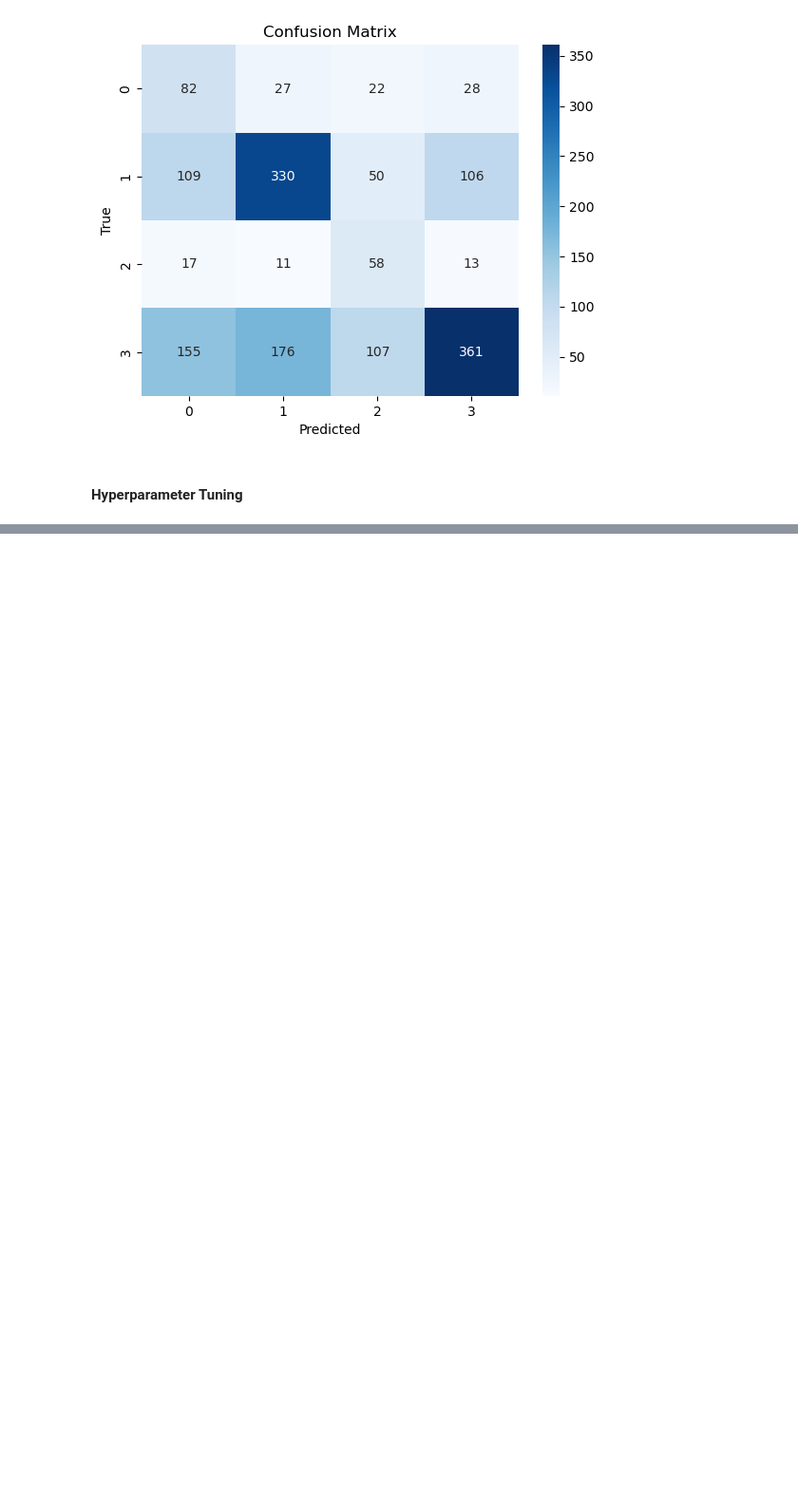
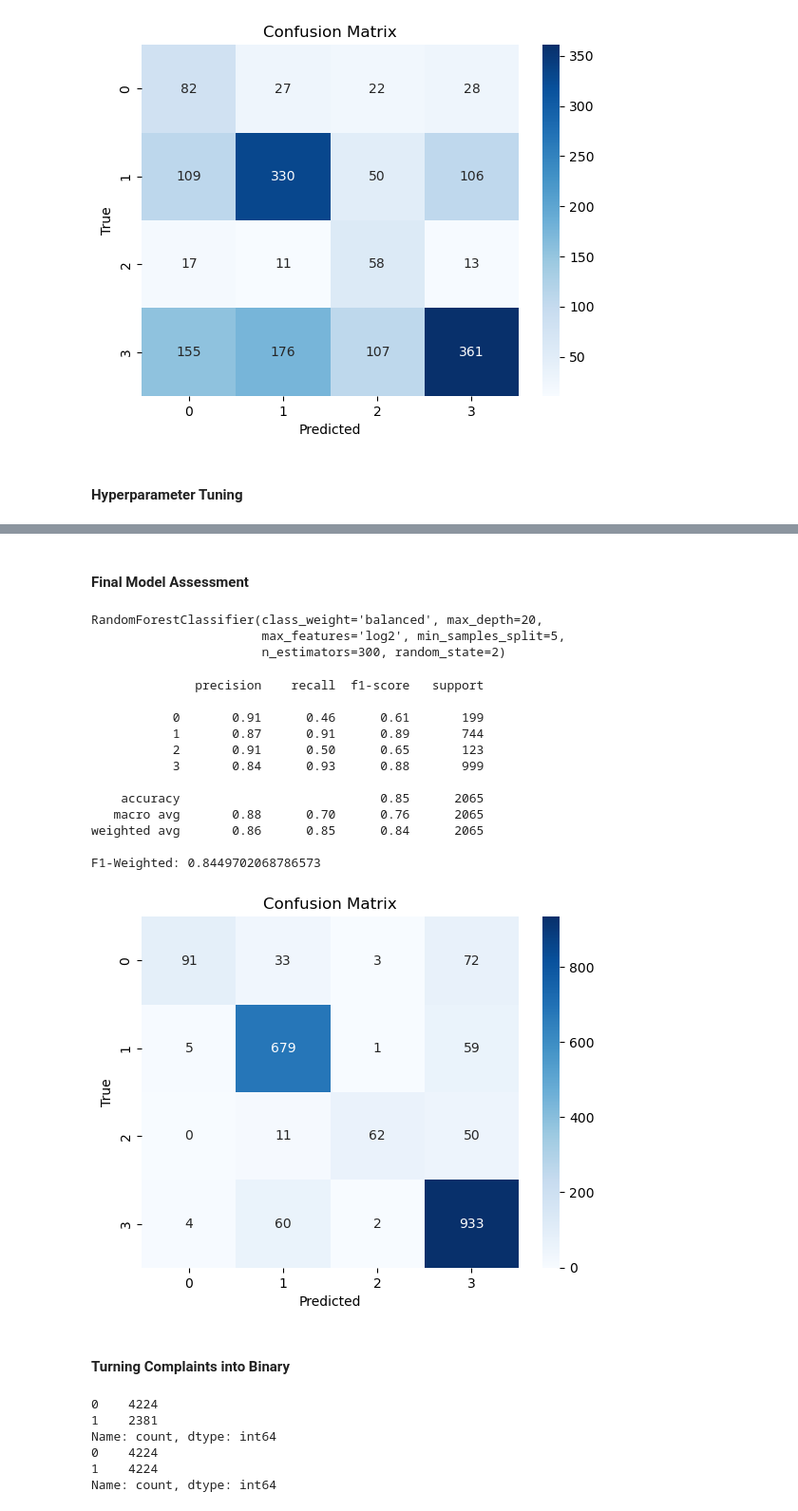
Before and after one commit to helenw566/nypd_misconduct, a Jupyter notebook: script/03_modeling.ipynb, the cells around one changed output, grey strips where cells are left out. Shown at 95% size. Cells and saved outputs as stored; diff of their text form; code cells hidden in the pictures; blank space fills up the shorter version.

Commit message:
feature engineering and running binary models

```diff
--- a/script/03_modeling.ipynb
+++ b/script/03_modeling.ipynb
@@ -341,0 +321,53 @@ Best F1 Score (Weighted): 0.8553976203427455
+# %% [markdown]
+#### Final Model Assessment
+# %%
+complaint_mod = RandomForestClassifier(random_state = 2,
+                                       class_weight = "balanced",
+                                       n_estimators = 300,
+                                       min_samples_split = 5,
+                                       min_samples_leaf = 1,
+                                       max_features = 'log2',
+                                       max_depth = 20
+                                      )
+# %%
+complaint_mod.fit(x_res, y_res)
+# %% [output]
+RandomForestClassifier(class_weight='balanced', max_depth=20,
+                       max_features='log2', min_samples_split=5,
+                       n_estimators=300, random_state=2)
+# %%
+#compute predicted
+x_test.columns = x_test.columns.str.replace(r'[\[\]<>]', '', regex=True)
+complaint_pred = complaint_mod.predict(x_test)
+# %%
+#performance metrics
+complaint_conf_matrix = confusion_matrix(y_test, complaint_pred)
+complaint_class_report = classification_report(y_test, complaint_pred, zero_division = 0)
+complaint_fl_weighted = f1_score(y_test, complaint_pred, average = 'weighted')
+# %%
+#printing report
+print(complaint_class_report)
+print(f'F1-Weighted: {complaint_fl_weighted}')
+
+#confusion matrix plot
+sns.heatmap(complaint_conf_matrix, annot = True, fmt = "d", cmap = plt.cm.Blues)
+plt.title("Confusion Matrix")
+plt.ylabel('True')
+plt.xlabel('Predicted')
+plt.show()
+# %% [output]
+              precision    recall  f1-score   support
+
+           0       0.91      0.46      0.61       199
+           1       0.87      0.91      0.89       744
+           2       0.91      0.50      0.65       123
+           3       0.84      0.93      0.88       999
+
+    accuracy                           0.85      2065
+   macro avg       0.88      0.70      0.76      2065
+weighted avg       0.86      0.85      0.84      2065
+
+F1-Weighted: 0.8449702068786573
+[figure, added]
+# %% [markdown]
+#### Turning Complaints into Binary
@@ -341,0 +387,11 @@ Best F1 Score (Weighted): 0.8553976203427455
+# %%
+#check class dist
+print(pd.Series(y_train2).value_counts())
+print(pd.Series(y_res2).value_counts())
+# %% [output]
+0    4224
+1    2381
+Name: count, dtype: int64
+0    4224
+1    4224
+Name: count, dtype: int64
```
Also changed, not shown: parts of 36 cells of this notebook.
